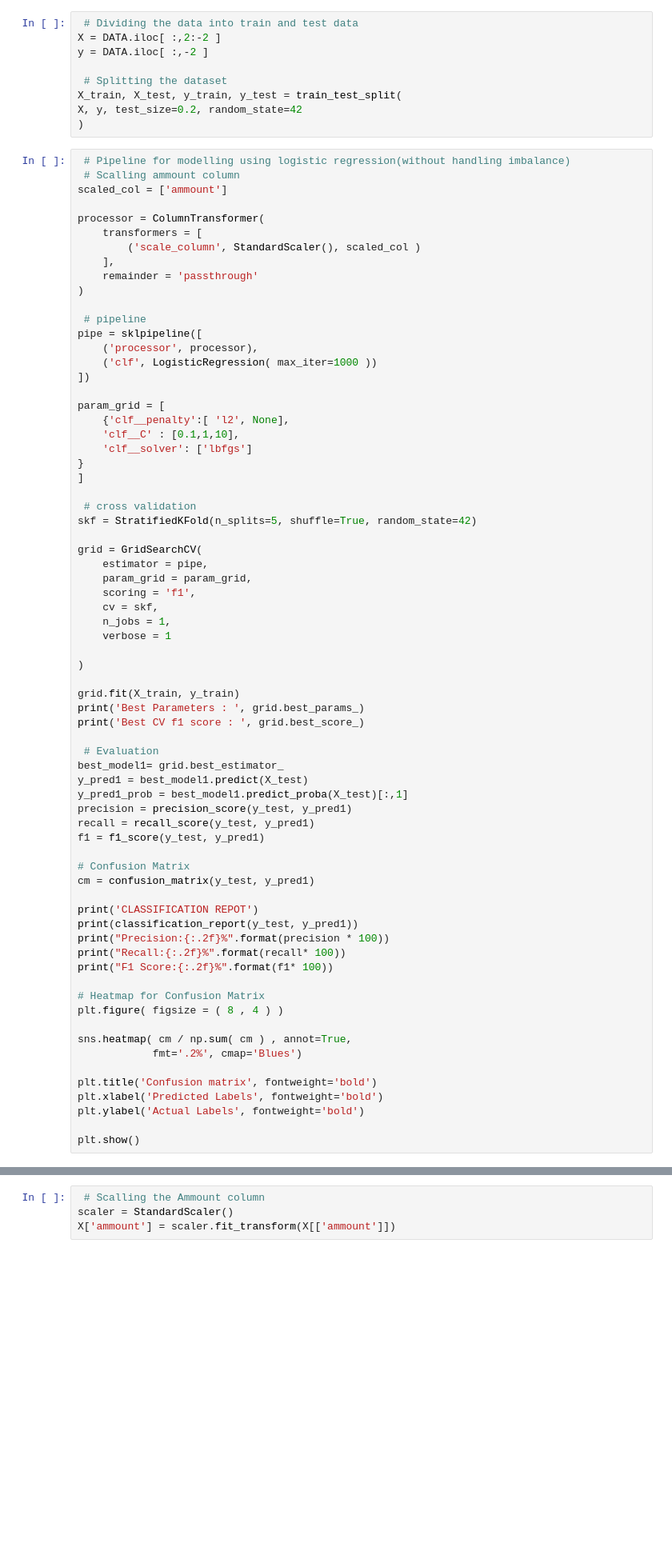
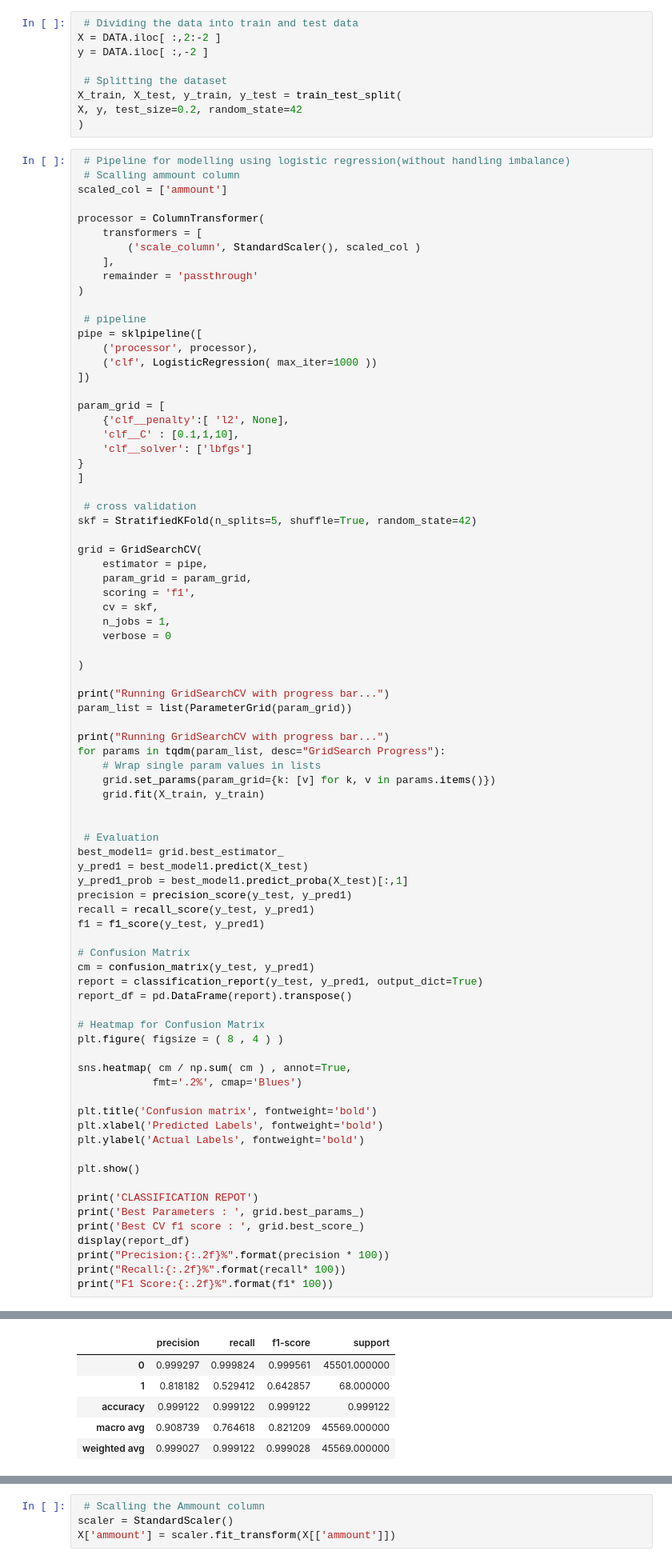
Before and after one commit to George-Njuguna/End-to-End-Real-Time-Anomaly-Detection-Pipeline, a Jupyter notebook: modelling.ipynb, the cells around one changed output, grey strips where cells are left out. Shown: that part at 80% size. Cells and saved outputs as stored; diff of their text form; blank space fills up the shorter version.

Commit message:
added progress bar

```diff
--- a/modelling.ipynb
+++ b/modelling.ipynb
@@ -105,13 +107,19 @@ grid = GridSearchCV(
     scoring = 'f1',
     cv = skf,
     n_jobs = 1,
-    verbose = 1
+    verbose = 0
 
 )
 
-grid.fit(X_train, y_train)
-print('Best Parameters : ', grid.best_params_)
-print('Best CV f1 score : ', grid.best_score_)
+print("Running GridSearchCV with progress bar...")
+param_list = list(ParameterGrid(param_grid))
+
+print("Running GridSearchCV with progress bar...")
+for params in tqdm(param_list, desc="GridSearch Progress"):
+    # Wrap single param values in lists
+    grid.set_params(param_grid={k: [v] for k, v in params.items()})
+    grid.fit(X_train, y_train)
+
 
  # Evaluation
 best_model1= grid.best_estimator_
@@ -123,12 +131,8 @@ f1 = f1_score(y_test, y_pred1)
 
 # Confusion Matrix
 cm = confusion_matrix(y_test, y_pred1)
-
-print('CLASSIFICATION REPOT')
-print(classification_report(y_test, y_pred1))
-print("Precision:{:.2f}%".format(precision * 100))
-print("Recall:{:.2f}%".format(recall* 100))
-print("F1 Score:{:.2f}%".format(f1* 100))
+report = classification_report(y_test, y_pred1, output_dict=True)
+report_df = pd.DataFrame(report).transpose()
 
 # Heatmap for Confusion Matrix
 plt.figure( figsize = ( 8 , 4 ) )
@@ -141,4 +145,12 @@ plt.xlabel('Predicted Labels', fontweight='bold')
 plt.ylabel('Actual Labels', fontweight='bold')
 
 plt.show()
+
+print('CLASSIFICATION REPOT')
+print('Best Parameters : ', grid.best_params_)
+print('Best CV f1 score : ', grid.best_score_)
+display(report_df)
+print("Precision:{:.2f}%".format(precision * 100))
+print("Recall:{:.2f}%".format(recall* 100))
+print("F1 Score:{:.2f}%".format(f1* 100))
 # %% [output]
@@ -161,0 +163,6 @@ F1 Score:64.29%
+|  | precision | recall | f1-score | support |
+| 0 | 0.999297 | 0.999824 | 0.999561 | 45501.000000 |
+| 1 | 0.818182 | 0.529412 | 0.642857 | 68.000000 |
+| accuracy | 0.999122 | 0.999122 | 0.999122 | 0.999122 |
+| macro avg | 0.908739 | 0.764618 | 0.821209 | 45569.000000 |
+| weighted avg | 0.999027 | 0.999122 | 0.999028 | 45569.000000 |
```
Also changed, not shown: parts of 5 cells of this notebook.
